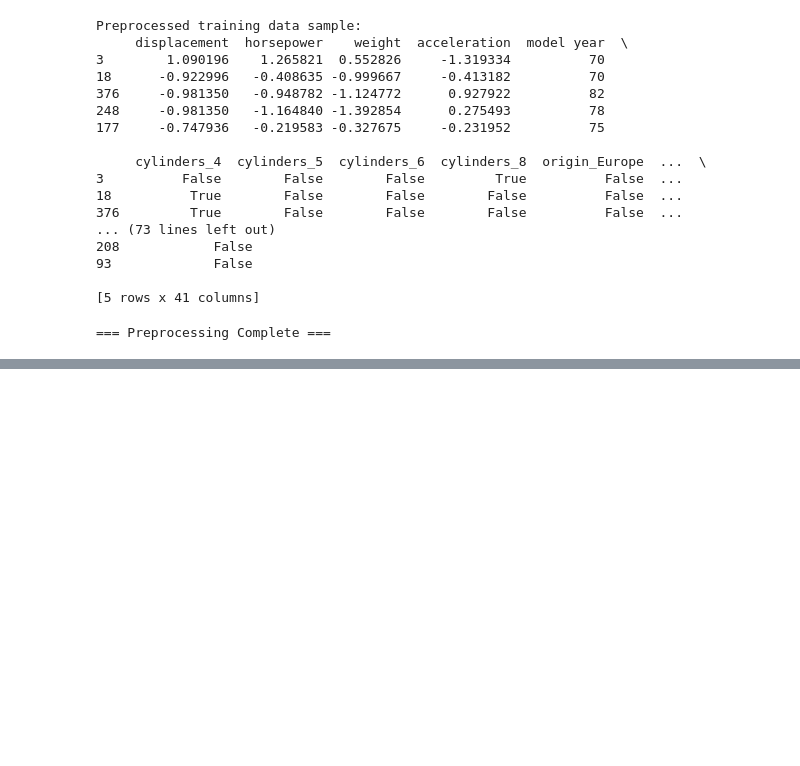
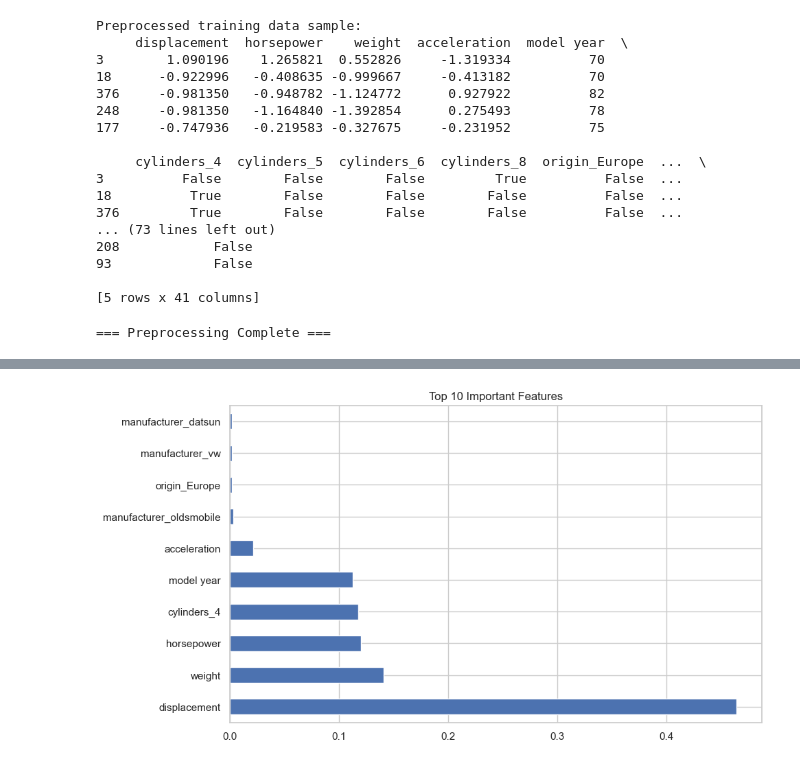
Before and after one commit to manish-bagdwal1/MLOps-Pipeline-Local-Batch-Training, a Jupyter notebook: fuel.ipynb, the cells around one changed output, grey strips where cells are left out. Drawn from its saved outputs; the diff is of its cells as text; code cells hidden in the pictures; blank space fills up the shorter version.

```diff
--- a/fuel.ipynb
+++ b/fuel.ipynb
@@ -271,0 +480,16 @@ print("\n=== Preprocessing Complete ===")
+# %%
+# Feature importance (for tree-based models)
+if hasattr(best_model, 'feature_importances_'):
+    plt.figure(figsize=(10, 6))
+    feature_importance = pd.Series(best_model.feature_importances_, index=X_train.columns)
+    feature_importance.nlargest(10).plot(kind='barh')
+    plt.title('Top 10 Important Features')
+    plt.show()
+elif hasattr(best_model, 'coef_'):
+    plt.figure(figsize=(10, 6))
+    coef = pd.Series(best_model.coef_, index=X_train.columns)
+    coef.sort_values().plot(kind='barh')
+    plt.title('Model Coefficients')
+    plt.show()
+# %% [output]
+[figure, added]
```
Also changed, not shown: parts of 15 cells of this notebook, 1 other file.
